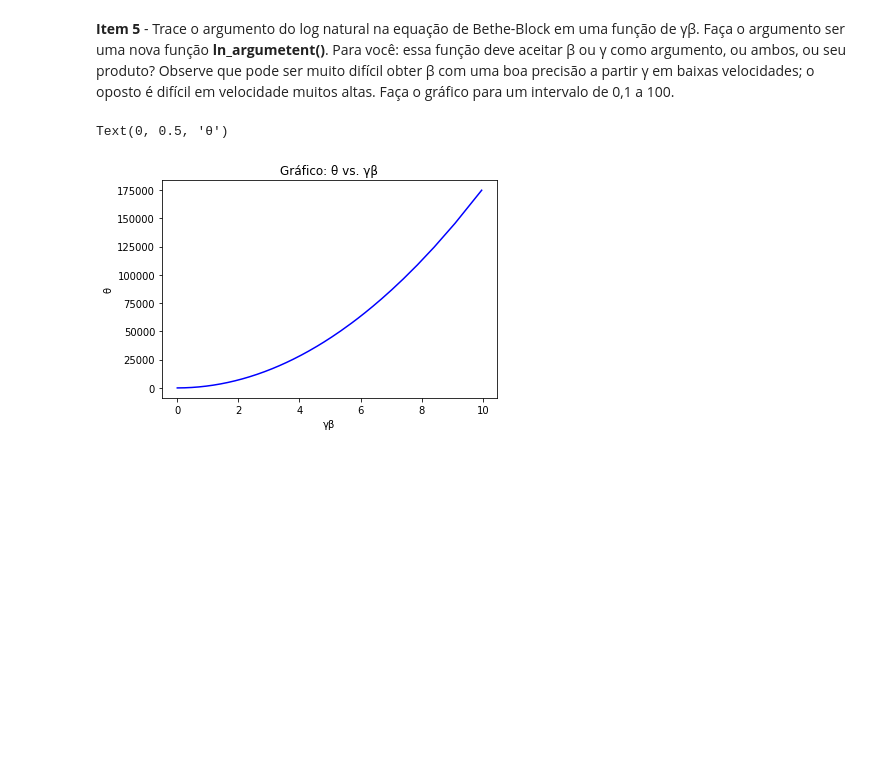
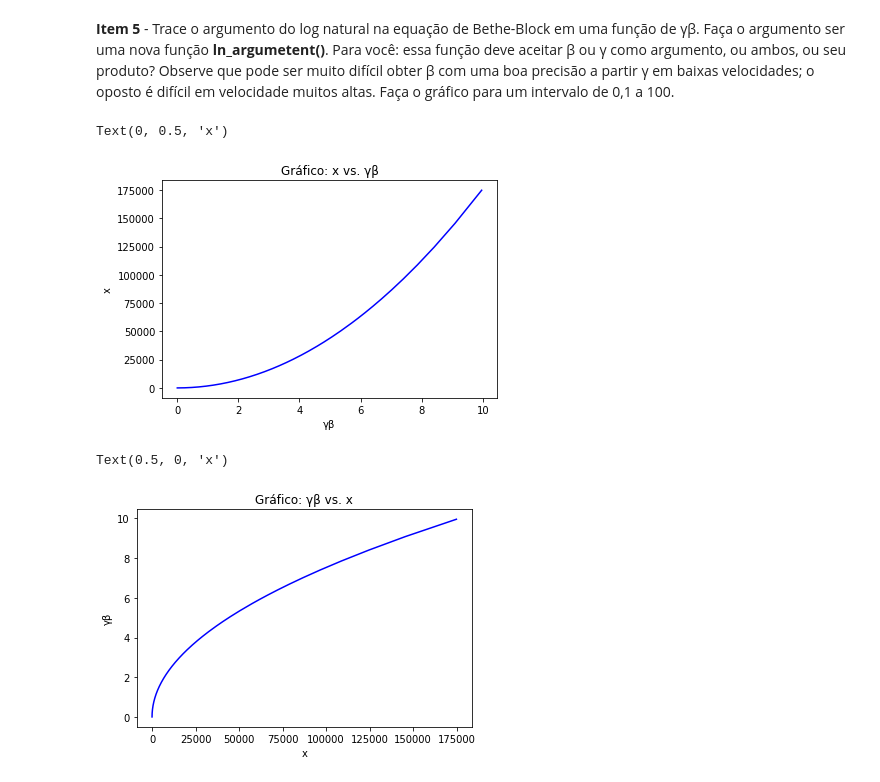
Before and after one commit to JMateusNSilva/python_uerj_2020_2, a Jupyter notebook: projeto01/projeto01_Bethe_Block_equation.ipynb, the cells around one changed output. Saved outputs shown, nothing was run; the diff lists cells and outputs as text; code cells hidden in the pictures; blank space fills up the shorter version.

```diff
--- a/projeto01/projeto01_Bethe_Block_equation.ipynb
+++ b/projeto01/projeto01_Bethe_Block_equation.ipynb
@@ -108,19 +125,30 @@ ax2=plt.plot(gamma_beta, beta, 'blue')
 # %% [markdown]
 **Item 5** - Trace o argumento do log natural na equação de Bethe-Block em uma função de γβ. Faça o argumento ser uma nova função **ln_argumetent()**. Para você: essa função deve aceitar β ou γ como argumento, ou ambos, ou seu produto? Observe que pode ser muito difícil obter β com uma boa precisão a partir γ em baixas velocidades; o oposto é difícil em velocidade muitos altas. Faça o gráfico para um intervalo de 0,1 a 100.
 # %%
-import math
-# Traçando o argumento do ln da equação de Bethe-Block.
+def ln_argument(valor):
+    # Traçando o argumento do ln da equação de Bethe-Block.
+    # constantes utilizadas.
+    mc2 = 0.5110                             # Mev - massa do eletron - m_e * c^2.
+    I = 29*10**(-5)                          # I/Z aprox 10^-5 onde Z é o número atômico que para o cobre Z=29.
+    x = (mc2 * valor**2) / I                 # x é o argumento do ln da equação de Bethe-Block.
+    return x
 
-# constantes utilizadas
-mc2 = 0.5110                             # Mev - massa do eletron - m_e * c^2
-I = 29*10**(-5)                          # I/Z aprox 10^-5 onde Z é o número atômico que para o cobre Z=29.
-
-theta = (mc2 * gamma_beta**2) / I        # theta é o argumento do ln da equação de Bethe-Block
-
-plt.plot(gamma_beta, theta, 'blue')
-plt.title('Gráfico: θ vs. γβ')
+x = ln_argument(gamma_beta)
+plt.plot(gamma_beta, x, 'blue')
+plt.title('Gráfico: x vs. γβ')
 plt.xlabel('γβ')
-plt.ylabel('θ')
+plt.ylabel('x')
 # %% [output]
-Text(0, 0.5, 'θ')
+Text(0, 0.5, 'x')
 [figure]
+# %%
+# Invertendo os eixos
+
+x = ln_argument(gamma_beta)
+plt.plot( x, gamma_beta, 'blue')
+plt.title('Gráfico: γβ vs. x')
+plt.ylabel('γβ')
+plt.xlabel('x')
+# %% [output]
+Text(0.5, 0, 'x')
+[figure, added]
```
Also changed, not shown: parts of 2 cells of this notebook.
